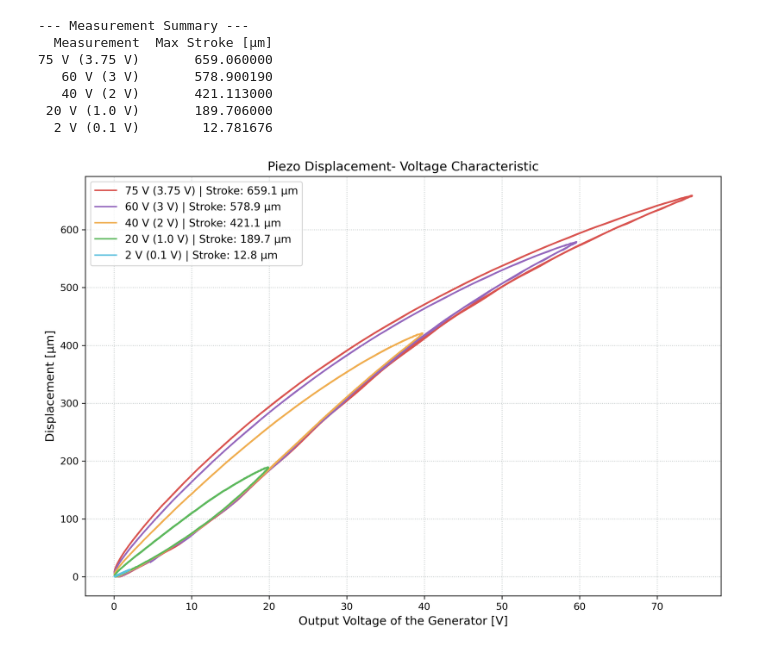
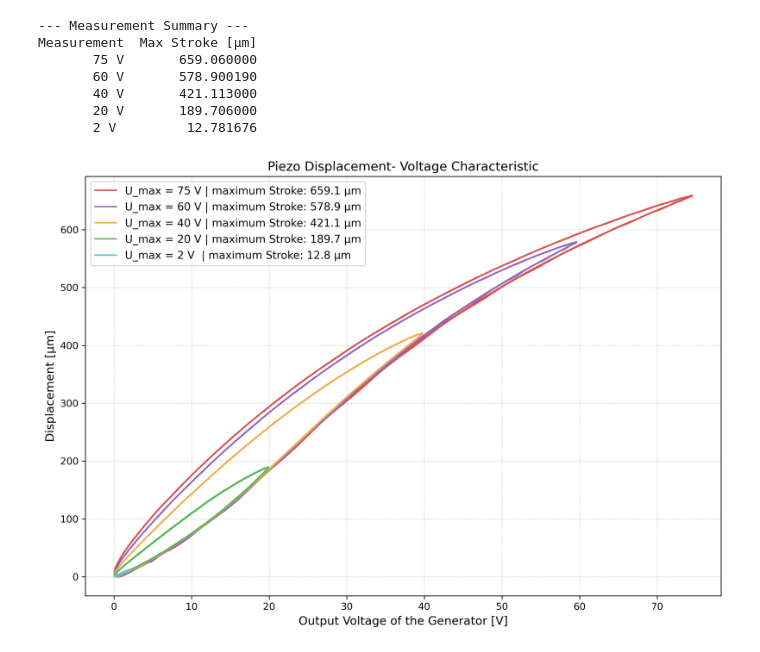
Before and after one commit to CodeTurtleT/lasercom-divergence-control, a Jupyter notebook: piezo_measure.ipynb, the cells around one changed output. Drawn from its saved outputs; the diff is of its cells as text; code cells hidden in the pictures.

```diff
--- a/piezo_measure.ipynb
+++ b/piezo_measure.ipynb
@@ -43,31 +43,31 @@ base_path = "/Users/trinity/Desktop/bachelor.thesis/measurements/piezo/"
 # Konfiguration der Messungen auf Englisch (ohne Hysterese in der Legende)
 measurements = [
     {
-        "name": "75 V (3.75 V)",
+        "name": "75 V", #(3.75 V)
         "weg": "3,75weg.txt",
         "spannung": "3,75spannung.txt",
         "color": "#D9534F",
     },
     {
-        "name": "60 V (3 V)",
+        "name": "60 V", # (3 V)
         "weg": "3weg.txt",
         "spannung": "3spannung.txt",
         "color": "#9467BD",
     },
     {
-        "name": "40 V (2 V)",
+        "name": "40 V", # (2 V)
         "weg": "2weg.txt",
         "spannung": "2spannung.txt",
         "color": "#F0AD4E",
     },
     {
-        "name": "20 V (1.0 V)",
+        "name": "20 V", #1.0 V)
         "weg": "1weg.txt",
         "spannung": "1spannung.txt",
         "color": "#5CB85C",
     },
     {
-        "name": "2 V (0.1 V)",
+        "name": "2 V ", #(0.1 V)
         "weg": "0,1weg.txt",
         "spannung": "0,1spannung.txt",
         "color": "#5BC0DE",
@@ -121,40 +121,40 @@ for m in measurements:
 
 # Ergebnisse in der Konsole ausgeben
 df_res = pd.DataFrame(results)
 print("\n--- Measurement Summary ---")
 print(df_res.to_string(index=False))
 
 # ---------------------------------------------------------------------------
 # Plotten aller Messungen in ein einziges Diagramm (komplett auf Englisch)
 # ---------------------------------------------------------------------------
 plt.figure(figsize=(10, 7))
 
 for data in plot_data:
   plt.plot(
     data["spannung"],
       data["weg_mum"],
       color=data["color"],
-      label=f"{data['name']} | Stroke: {data['max_hub']:.1f} µm",
+      label=f"U_max = {data['name']} | maximum Stroke: {data['max_hub']:.1f} µm",
   )
 
 # Diagramm-Beschriftungen und Layout auf Englisch
 plt.title("Piezo Displacement- Voltage Characteristic")
 plt.ylabel("Displacement [µm]")
 plt.xlabel("Output Voltage of the Generator [V]")
-plt.legend(loc="upper left", frameon=True)
+plt.legend(loc="upper left")
 plt.tight_layout()
 
 # Optional: Diagramm direkt als Bild abspeichern
-plt.savefig("/Users/trinity/Desktop/bachelor.thesis/measurements/piezo/piezo_characteristic.pdf")
+plt.savefig("/Users/trinity/Desktop/bachelor.thesis/ba_plots/prototype/piezo/piezo_characteristic.pdf")
 
 # Diagramm anzeigen
 plt.show()
 # %% [output]
 --- Measurement Summary ---
-  Measurement  Max Stroke [µm]
-75 V (3.75 V)       659.060000
-   60 V (3 V)       578.900190
-   40 V (2 V)       421.113000
- 20 V (1.0 V)       189.706000
-  2 V (0.1 V)        12.781676
+Measurement  Max Stroke [µm]
+       75 V       659.060000
+       60 V       578.900190
+       40 V       421.113000
+       20 V       189.706000
+       2 V         12.781676
-[figure, old version]
+[figure, new version]
```
Also changed, not shown: parts of 2 cells of this notebook, 1 other file.
